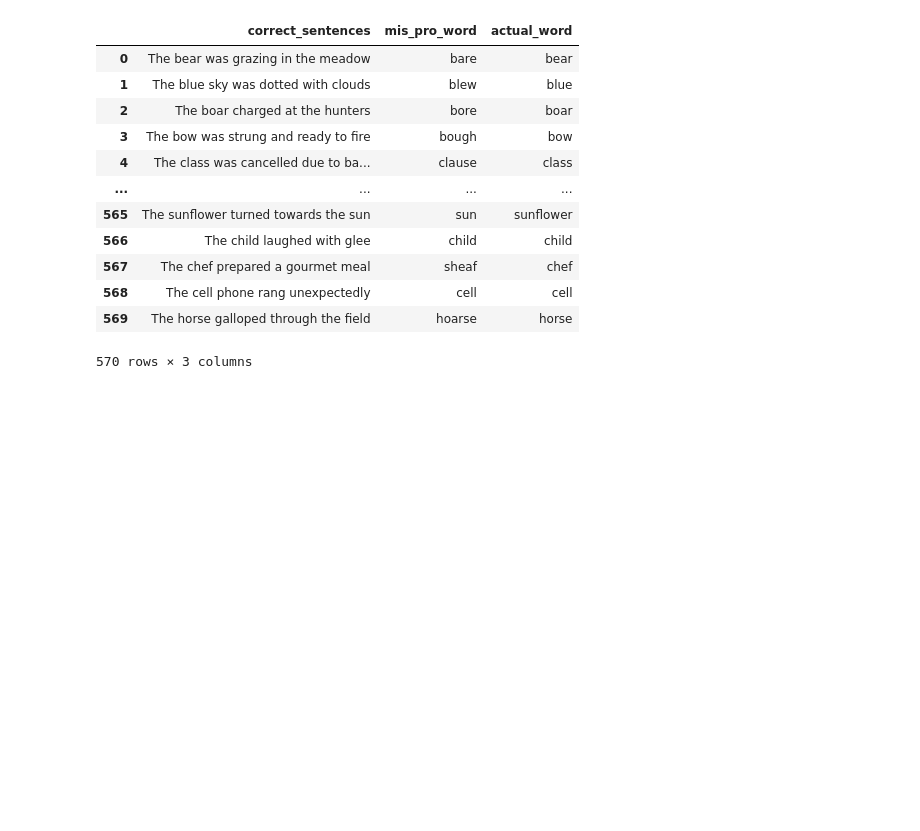
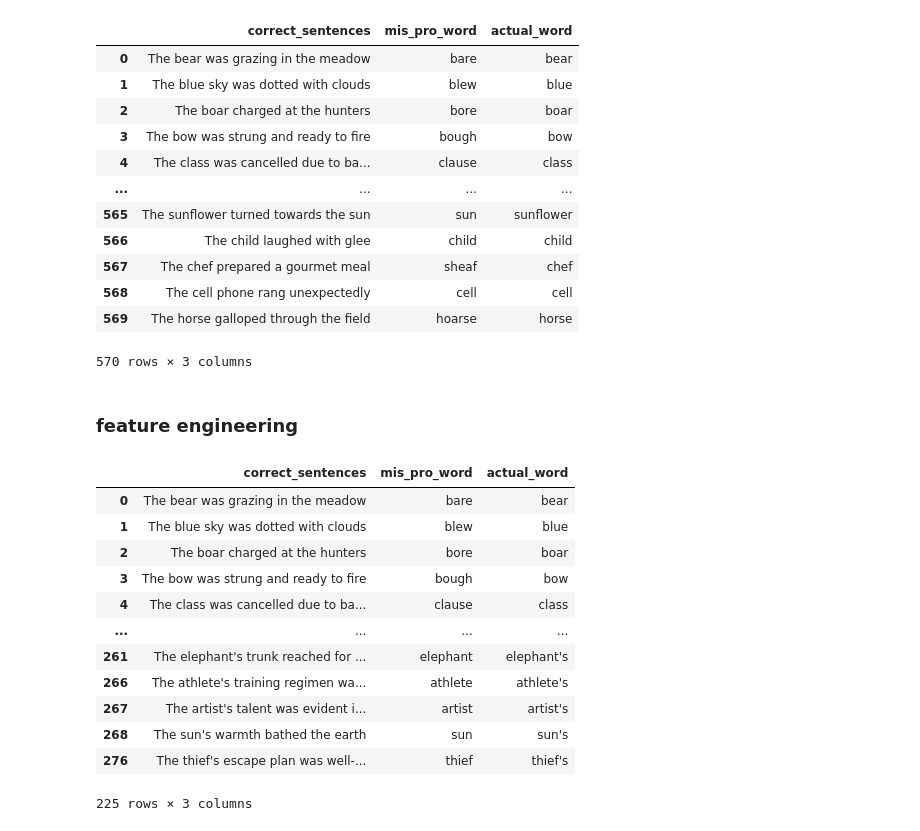
Before and after one commit to bhaskar112car/detect-and-correct-mis-pronounced-words-in-sentences-using-TensorFlow-python-, a Jupyter notebook: detect and correct mis-pronounced words in sentences using TensorFlow python .ipynb, the cells around one changed output. Drawn from its saved outputs; the diff is of its cells as text; code cells hidden in the pictures; blank space fills up the shorter version.

```diff
--- a/detect and correct mis-pronounced words in sentences using TensorFlow python .ipynb
+++ b/detect and correct mis-pronounced words in sentences using TensorFlow python .ipynb
@@ -65,3 +65,23 @@ text_df
 | 568 | The cell phone rang unexpectedly | cell | cell |
 | 569 | The horse galloped through the field | hoarse | horse |
 570 rows × 3 columns
+# %% [markdown]
+### feature engineering
+# %%
+# remove duplicate rows
+text_df.drop_duplicates(inplace=True)
+text_df
+# %% [output]
+|  | correct_sentences | mis_pro_word | actual_word |
+| 0 | The bear was grazing in the meadow | bare | bear |
+| 1 | The blue sky was dotted with clouds | blew | blue |
+| 2 | The boar charged at the hunters | bore | boar |
+| 3 | The bow was strung and ready to fire | bough | bow |
+| 4 | The class was cancelled due to ba... | clause | class |
+| ... | ... | ... | ... |
+| 261 | The elephant's trunk reached for ... | elephant | elephant's |
+| 266 | The athlete's training regimen wa... | athlete | athlete's |
+| 267 | The artist's talent was evident i... | artist | artist's |
+| 268 | The sun's warmth bathed the earth | sun | sun's |
+| 276 | The thief's escape plan was well-... | thief | thief's |
+225 rows × 3 columns
```
Also changed, not shown: parts of 1 cell of this notebook.
